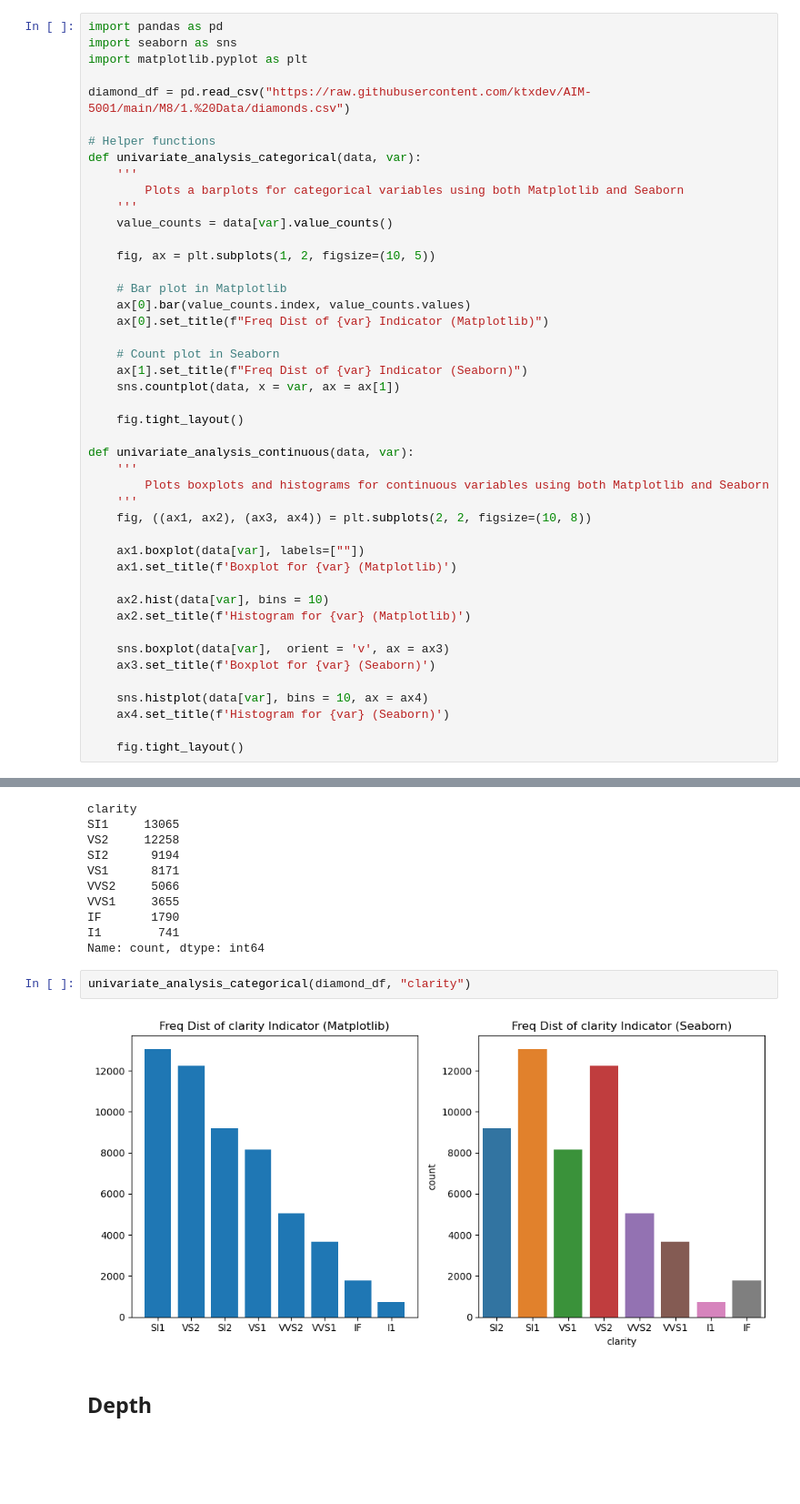
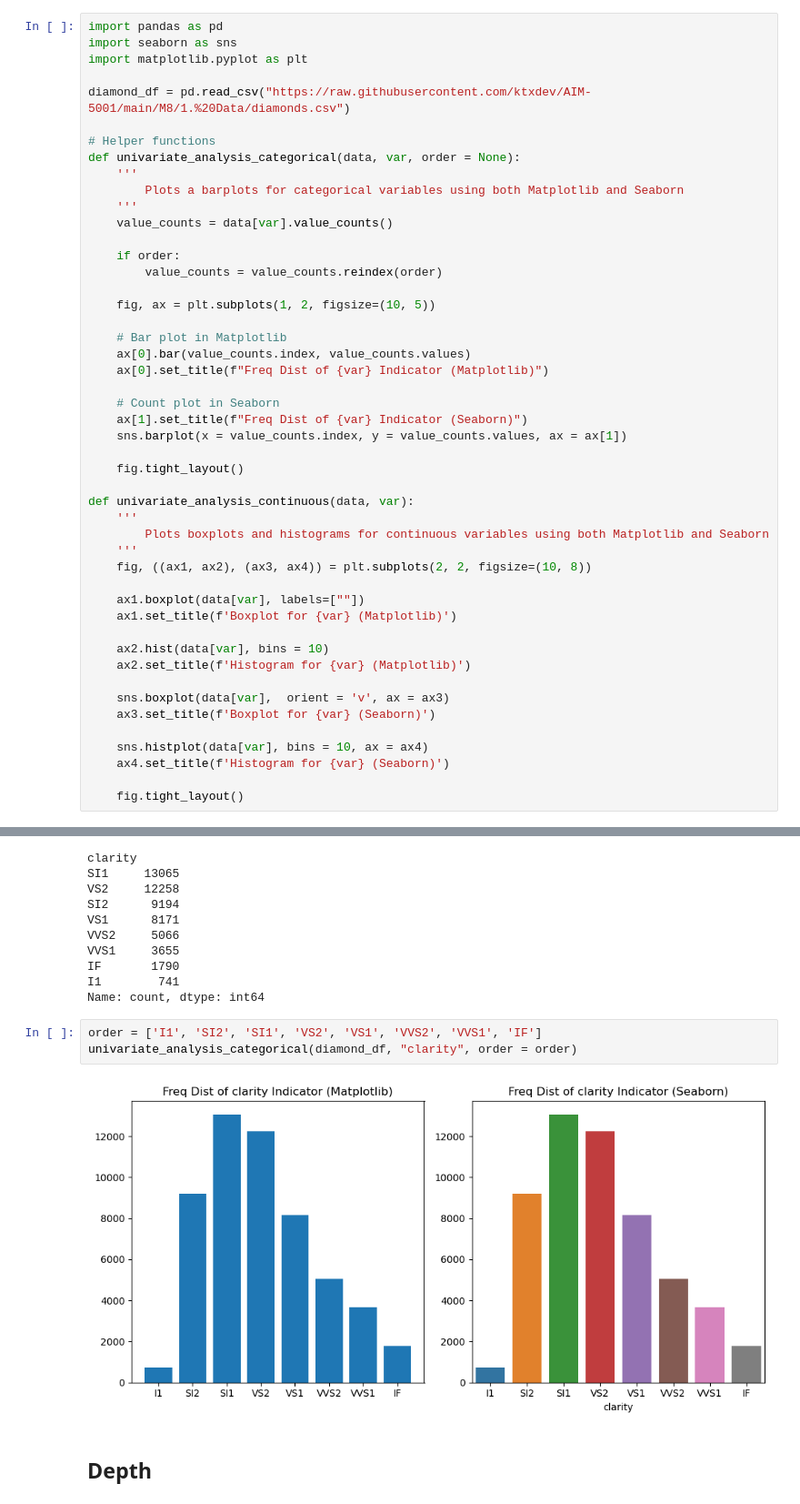
Before and after one commit to ktxdev/AIM-5001, a Jupyter notebook: M8/2. Code/S_Huvaya_M8_assn.ipynb, the cells around one changed output, grey strips where cells are left out. Shown: that part at 91% size. Cells and saved outputs as stored; diff of their text form; blank space fills up the shorter version.

```diff
--- a/M8/2. Code/S_Huvaya_M8_assn.ipynb
+++ b/M8/2. Code/S_Huvaya_M8_assn.ipynb
@@ -6,11 +6,14 @@ import matplotlib.pyplot as plt
 diamond_df = pd.read_csv("https://raw.githubusercontent.com/ktxdev/AIM-5001/main/M8/1.%20Data/diamonds.csv")
 
 # Helper functions
-def univariate_analysis_categorical(data, var):
+def univariate_analysis_categorical(data, var, order = None):
     '''
         Plots a barplots for categorical variables using both Matplotlib and Seaborn
     '''
     value_counts = data[var].value_counts()
+
+    if order:
+        value_counts = value_counts.reindex(order)
 
     fig, ax = plt.subplots(1, 2, figsize=(10, 5))
 
@@ -20,7 +23,7 @@ def univariate_analysis_categorical(data, var):
 
     # Count plot in Seaborn
     ax[1].set_title(f"Freq Dist of {var} Indicator (Seaborn)")
-    sns.countplot(data, x = var, ax = ax[1])
+    sns.barplot(x = value_counts.index, y = value_counts.values, ax = ax[1])
 
     fig.tight_layout()
 
@@ -203,9 +207,10 @@ IF       1790
 I1        741
 Name: count, dtype: int64
 # %%
-univariate_analysis_categorical(diamond_df, "clarity")
+order = ['I1', 'SI2', 'SI1', 'VS2', 'VS1', 'VVS2', 'VVS1', 'IF']
+univariate_analysis_categorical(diamond_df, "clarity", order = order)
 # %% [output]
-[figure, old version]
+[figure, new version]
 # %% [markdown]
 ## Depth
 # %% [markdown]
```
Also changed, not shown: parts of 2 cells of this notebook.
